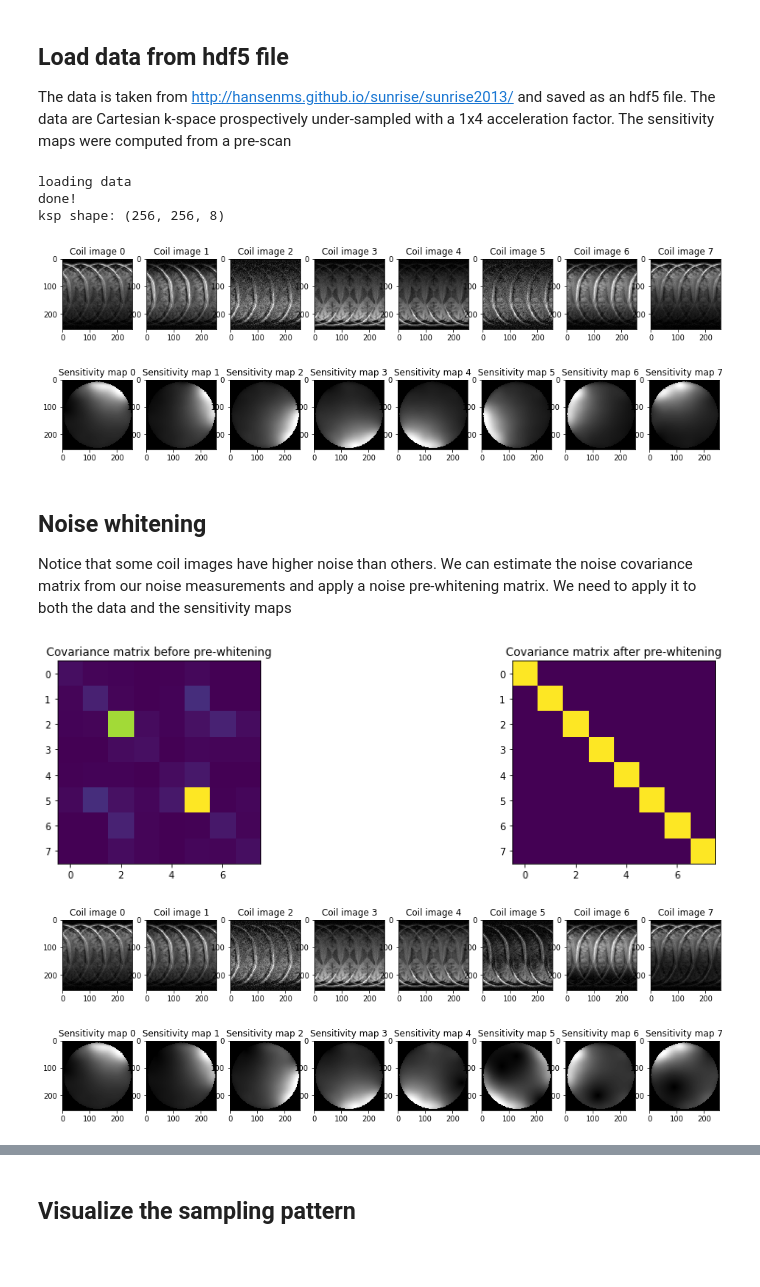
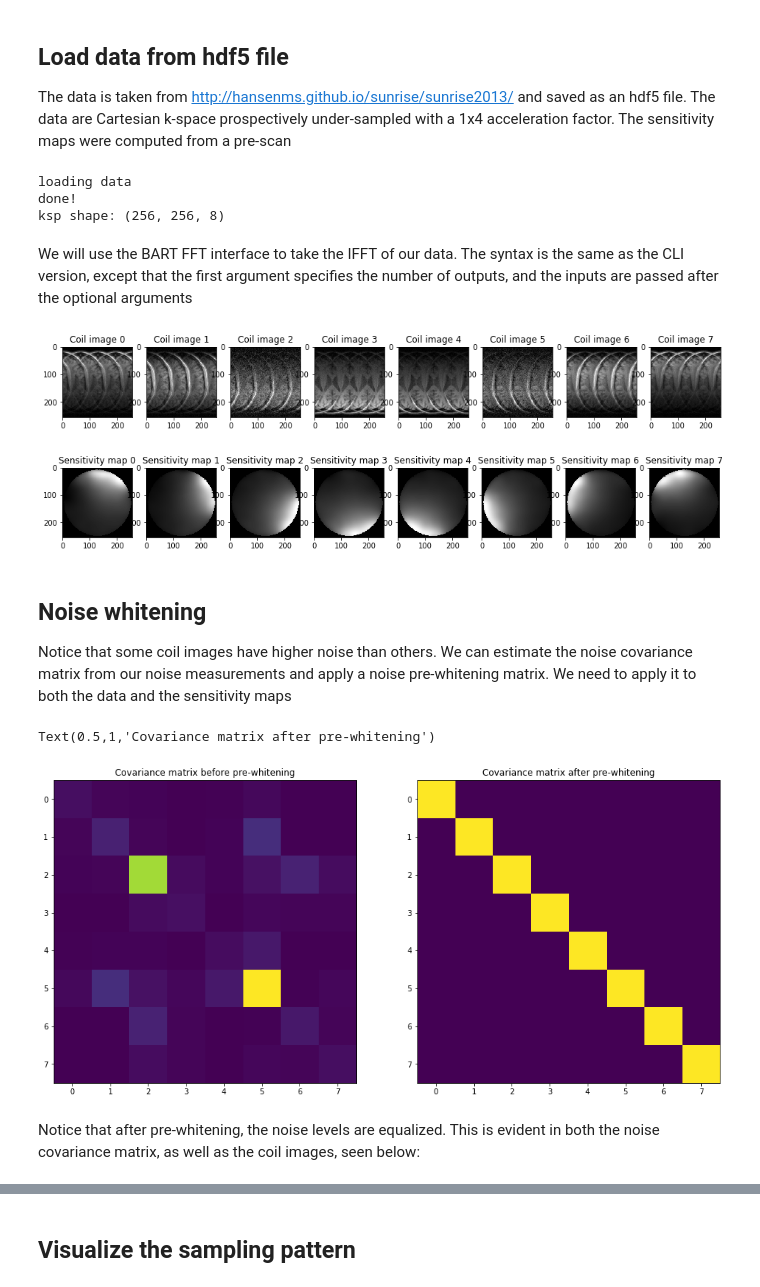
Before and after one commit to mrirecon/bart-workshop, a Jupyter notebook: demos/gfactor-demo/gfactor-demo-real_data.ipynb, the cells around one changed output, grey strips where cells are left out. Cells and saved outputs as stored; diff of their text form; code cells hidden in the pictures; blank space fills up the shorter version.

```diff
--- a/demos/gfactor-demo/gfactor-demo-real_data.ipynb
+++ b/demos/gfactor-demo/gfactor-demo-real_data.ipynb
@@ -48,3 +54,21 @@ Here, the first argument tells bart that three outputs are returned. The second
 # %% [markdown]
 ## Load data from hdf5 file
 The data is taken from http://hansenms.github.io/sunrise/sunrise2013/ and saved as an hdf5 file. The data are Cartesian k-space prospectively under-sampled with a 1x4 acceleration factor. The sensitivity maps were computed from a pre-scan
+# %%
+print('loading data')
+
+with h5py.File('data.h5', 'r') as F:
+    ksp = np.array(F['ksp'])
+    sens = np.array(F['sens'])
+    mask = np.array(F['mask'])
+    noise = np.array(F['noise'])
+
+print('done!')
+print('ksp shape:', ksp.shape)
+nx, ny, nc = ksp.shape
+# %% [output]
+loading data
+done!
+ksp shape: (256, 256, 8)
+# %% [markdown]
+We will use the BART FFT interface to take the IFFT of our data. The syntax is the same as the CLI version, except that the first argument specifies the number of outputs, and the inputs are passed after the optional arguments
@@ -51,17 +77,4 @@ The data is taken from http://hansenms.github.io/sunrise/sunrise2013/ and saved
 # %%
-print('loading data')
-
-with h5py.File('data.h5', 'r') as F:
-    ksp = np.array(F['ksp'])
-    sens = np.array(F['sens'])
-    mask = np.array(F['mask'])
-    noise = np.array(F['noise'])
-
-print('done!')
-print('ksp shape:', ksp.shape)
-nx, ny, nc = ksp.shape
-cimg = bart(1, 'fft -iu 3', ksp)
-
 plt.figure(figsize=(16,20))
 for i in range(nc):
     plt.subplot(1, nc, i+1)
@@ -75,9 +88,6 @@ for i in range(nc):
     plt.imshow(abs(sens[:,:,i]).squeeze(), cmap='gray')
     plt.title('Sensitivity map {}'.format(i))
 # %% [output]
-loading data
-done!
-ksp shape: (256, 256, 8)
 [figure]
 [figure]
 # %% [markdown]
@@ -86,37 +96,23 @@ Notice that some coil images have higher noise than others. We can estimate the
 # %%
 noise_flat = np.reshape(noise, (-1, nc))
 cov = np.dot(np.conj(noise_flat).T, noise_flat)
 
 
 noise_white = bart(1, 'whiten', noise_flat[:,None,None,:], noise_flat[:,None,None,:]).reshape((-1, nc))
 ksp_white = bart(1, 'whiten', ksp[:,:,None,:], noise_flat[:,None,None,:]).squeeze()
 sens_white = bart(1, 'whiten', sens[:,:,None,:], noise_flat[:,None,None,:]).squeeze()
 
-
 cov_white = np.dot(np.conj(noise_white).T, noise_white)
 
-plt.figure(figsize=(16,4))
+plt.figure(figsize=(16,8))
 plt.subplot(1,2,1)
 plt.imshow(abs(cov.squeeze()))
 plt.title('Covariance matrix before pre-whitening')
 plt.subplot(1, 2, 2)
 plt.imshow(abs(cov_white.squeeze()))
 plt.title('Covariance matrix after pre-whitening')
-
-cimg_white = bart(1, 'fft -iu 3', ksp_white).squeeze()
-
-plt.figure(figsize=(16,20))
-for i in range(nc):
-    plt.subplot(1, nc, i+1)
-    plt.imshow(abs(cimg_white[:,:,i]).squeeze(), cmap='gray')
-    plt.title('Coil image {}'.format(i))
-
-plt.figure(figsize=(16,20))
-for i in range(nc):
-    plt.subplot(1, nc, i+1)
-    plt.imshow(abs(sens_white[:,:,i]).squeeze(), cmap='gray')
-    plt.title('Sensitivity map {}'.format(i))
 # %% [output]
+Text(0.5,1,'Covariance matrix after pre-whitening')
-[figure, old version]
+[figure, new version]
-[figure, removed]
-[figure, removed]
+# %% [markdown]
+Notice that after pre-whitening, the noise levels are equalized. This is evident in both the noise covariance matrix, as well as the coil images, seen below:
```
Also changed, not shown: parts of 11 cells of this notebook, 3 other files.
